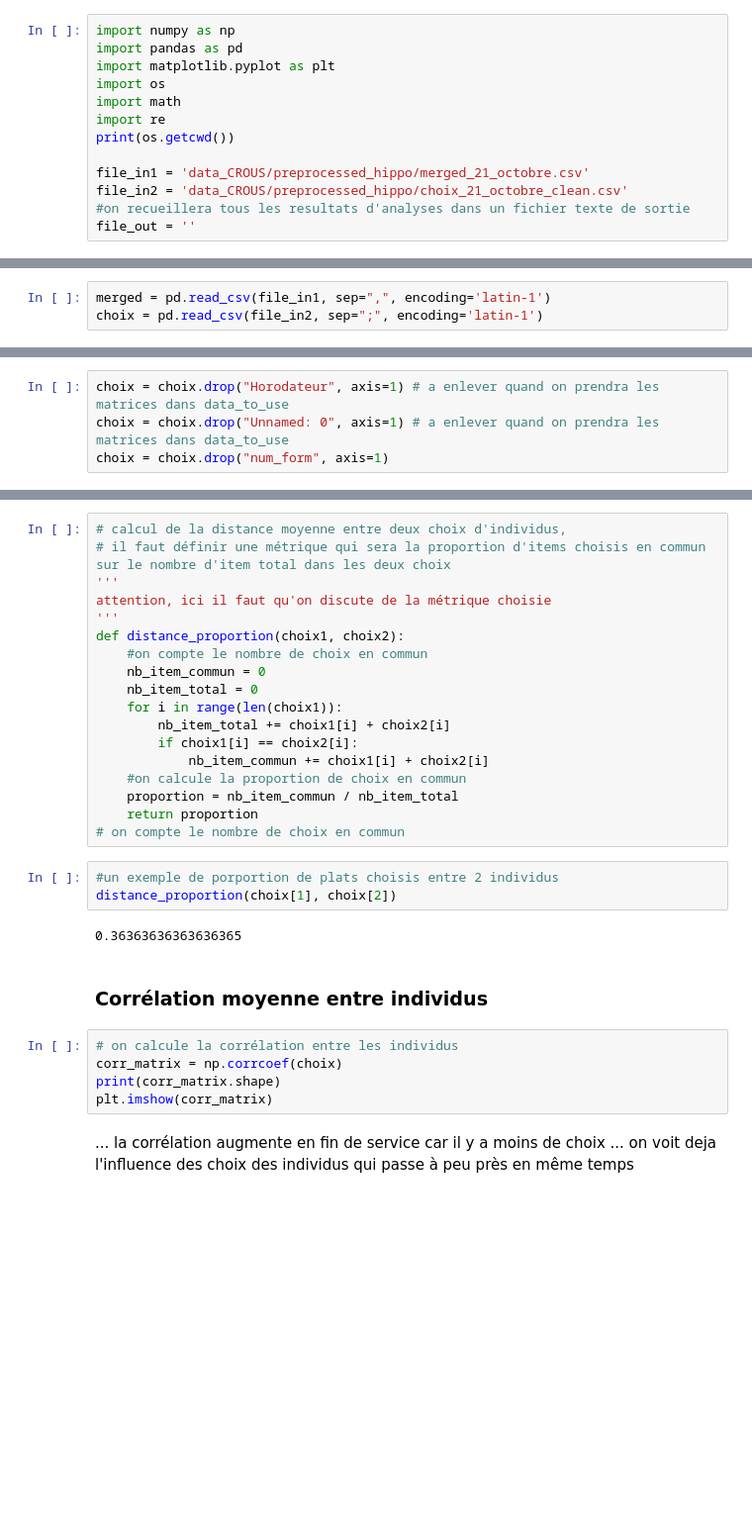
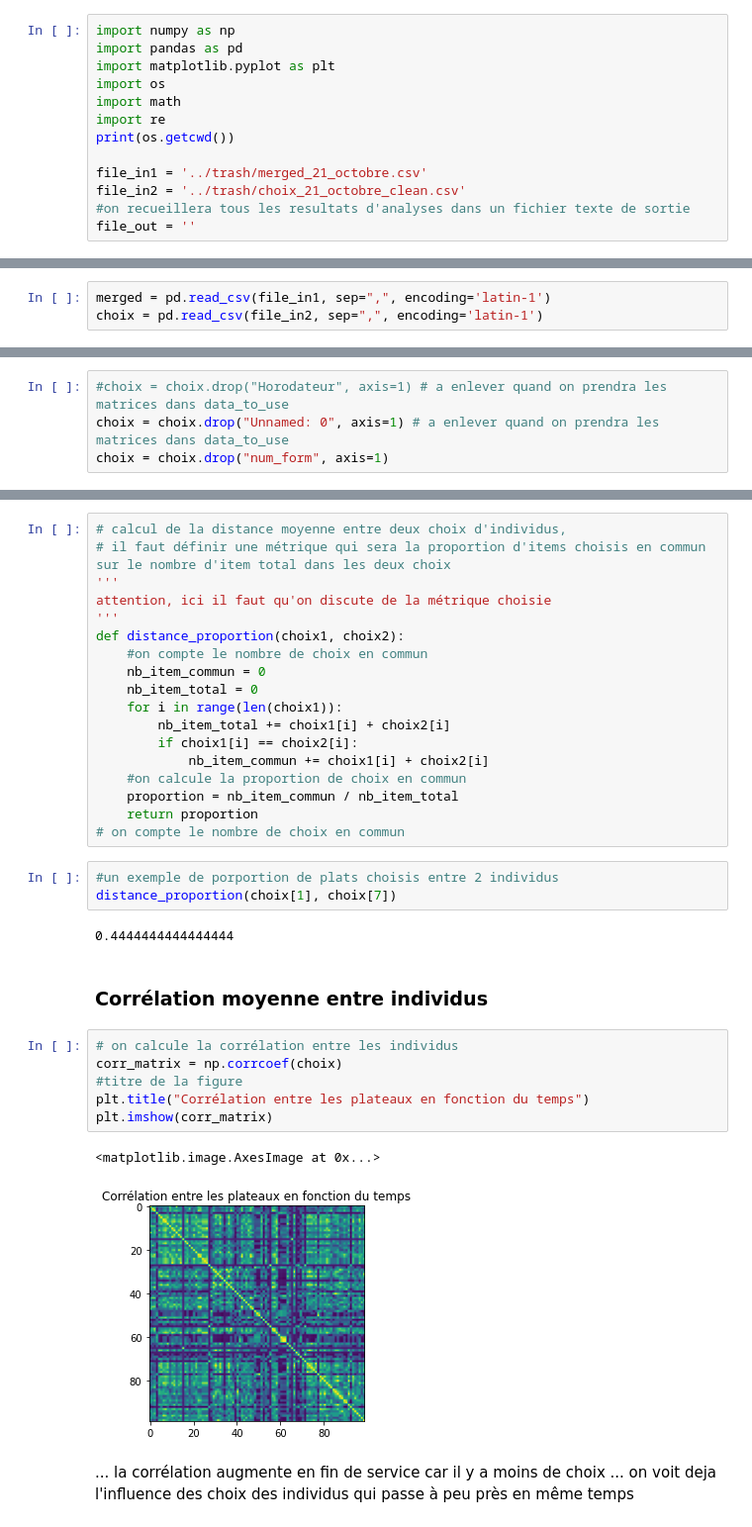
Before and after one commit to hippolyte456/Projet_MIChoCo, a Jupyter notebook: analyse/analyse_influence_sociale.ipynb, the cells around one changed output, grey strips where cells are left out. Shown: that part at 99% size. Drawn from its saved outputs; the diff is of its cells as text; blank space fills up the shorter version.

```diff
--- a/analyse/analyse_influence_sociale.ipynb
+++ b/analyse/analyse_influence_sociale.ipynb
@@ -11,8 +11,8 @@ import math
 import re
 print(os.getcwd())
 
-file_in1 = 'data_CROUS/preprocessed_hippo/merged_21_octobre.csv'
-file_in2 = 'data_CROUS/preprocessed_hippo/choix_21_octobre_clean.csv'
+file_in1 = '../trash/merged_21_octobre.csv'
+file_in2 = '../trash/choix_21_octobre_clean.csv'
 #on recueillera tous les resultats d'analyses dans un fichier texte de sortie
 file_out = ''
 # %% [output]
@@ -20,5 +20,5 @@ file_out = ''
 # %%
 merged = pd.read_csv(file_in1, sep=",", encoding='latin-1')
-choix = pd.read_csv(file_in2, sep=";", encoding='latin-1')
+choix = pd.read_csv(file_in2, sep=",", encoding='latin-1')
 # %% [markdown]
 ### Regroupement des lignes par groupe
@@ -25,7 +41,7 @@ choix = pd.read_csv(file_in2, sep=";", encoding='latin-1')
 # %% [markdown]
 ### Dernière transformation avant analyse
 # %%
-choix = choix.drop("Horodateur", axis=1) # a enlever quand on prendra les matrices dans data_to_use
+#choix = choix.drop("Horodateur", axis=1) # a enlever quand on prendra les matrices dans data_to_use
 choix = choix.drop("Unnamed: 0", axis=1) # a enlever quand on prendra les matrices dans data_to_use
 choix = choix.drop("num_form", axis=1)
 # %%
@@ -63,16 +82,20 @@ def distance_proportion(choix1, choix2):
 # on compte le nombre de choix en commun
 # %%
 #un exemple de porportion de plats choisis entre 2 individus
-distance_proportion(choix[1], choix[2])
+distance_proportion(choix[1], choix[7])
 # %% [output]
-0.36363636363636365
+0.4444444444444444
 # %% [markdown]
 ### Corrélation moyenne entre individus
 # %%
 # on calcule la corrélation entre les individus
 corr_matrix = np.corrcoef(choix)
-print(corr_matrix.shape)
+#titre de la figure
+plt.title("Corrélation entre les plateaux en fonction du temps")
 plt.imshow(corr_matrix)
+# %% [output]
+<matplotlib.image.AxesImage at 0x...>
+[figure, added]
 # %% [markdown]
 ... la corrélation augmente en fin de service car il y a moins de choix
 ... on voit deja l'influence des choix des individus qui passe à peu près en même temps
```
Also changed, not shown: parts of 3 cells of this notebook.
